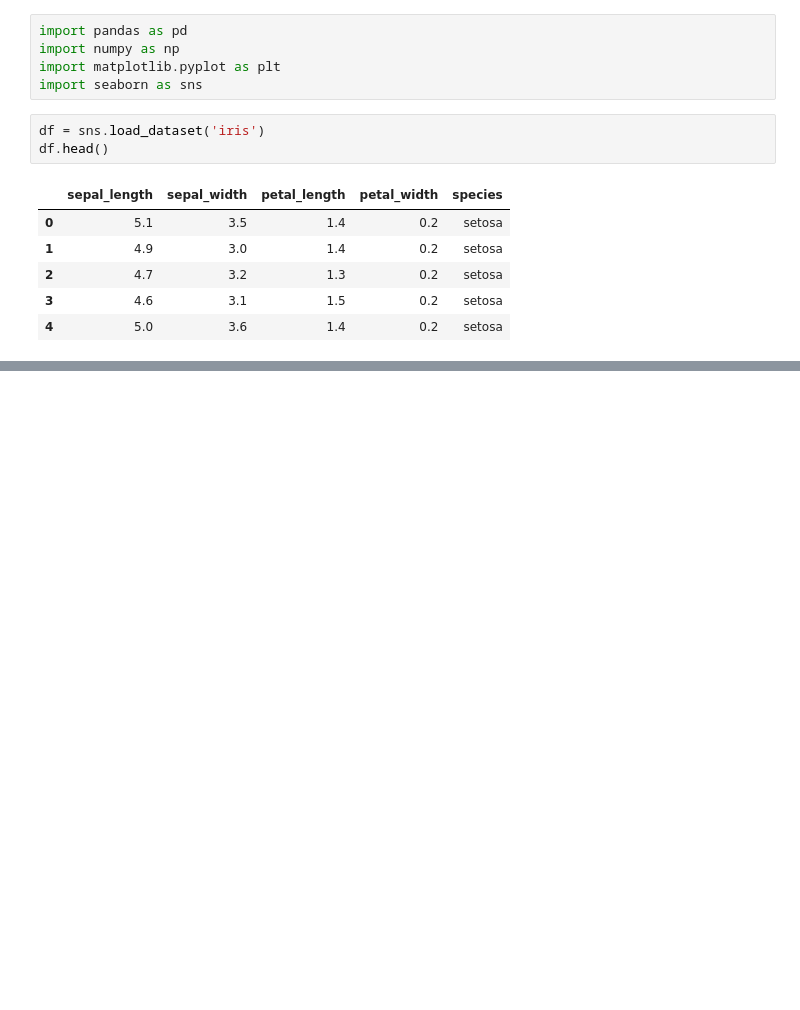
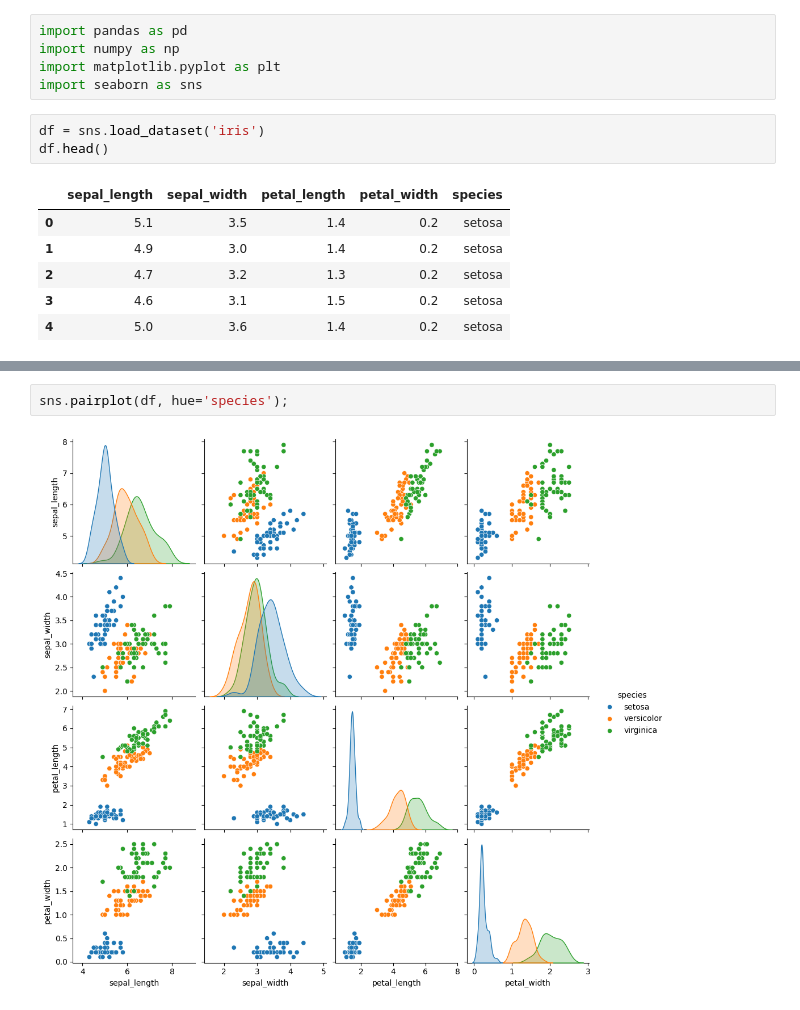
Before and after one commit to AdityaThakare72/Ajeenkya_DYP_Jan2026, a Jupyter notebook: Day8/knn_classification_Jan17.ipynb, the cells around one changed output, grey strips where cells are left out. Saved outputs shown, nothing was run; the diff lists cells and outputs as text; blank space fills up the shorter version.

```diff
--- a/Day8/knn_classification_Jan17.ipynb
+++ b/Day8/knn_classification_Jan17.ipynb
@@ -15,0 +35,4 @@ df.head()
+# %%
+sns.pairplot(df, hue='species');
+# %% [output]
+[figure, added]
```
Also changed, not shown: parts of 4 cells of this notebook.
